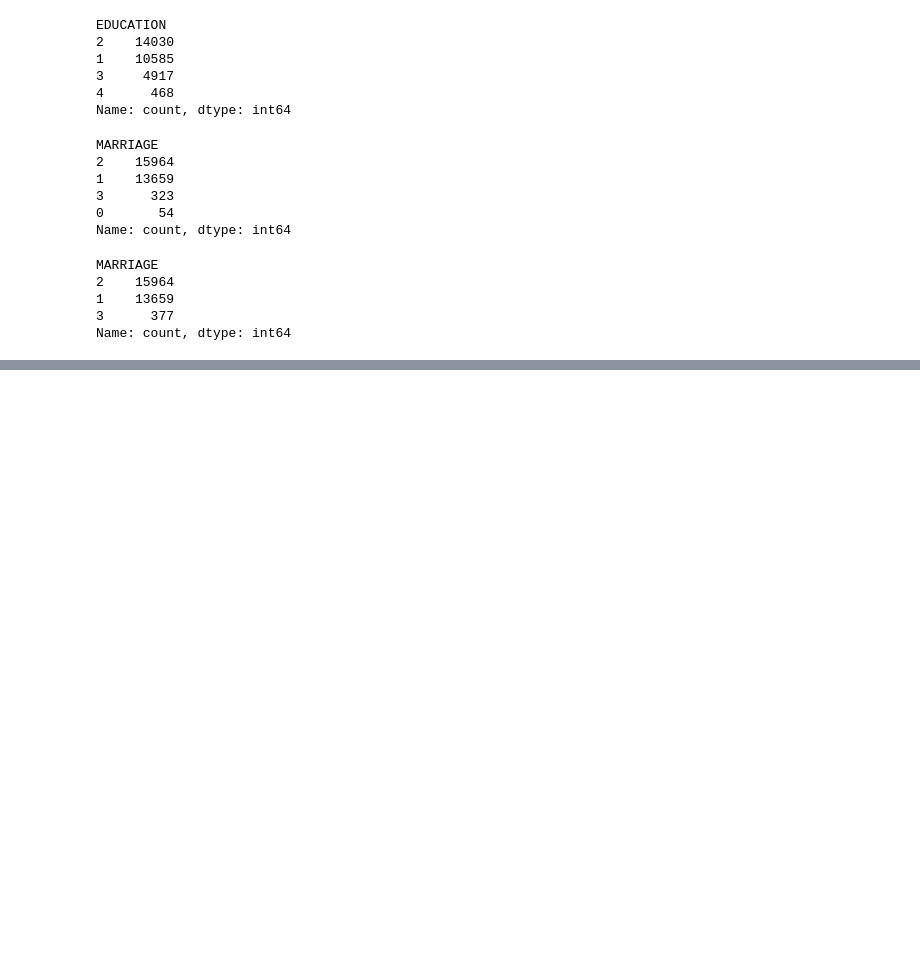
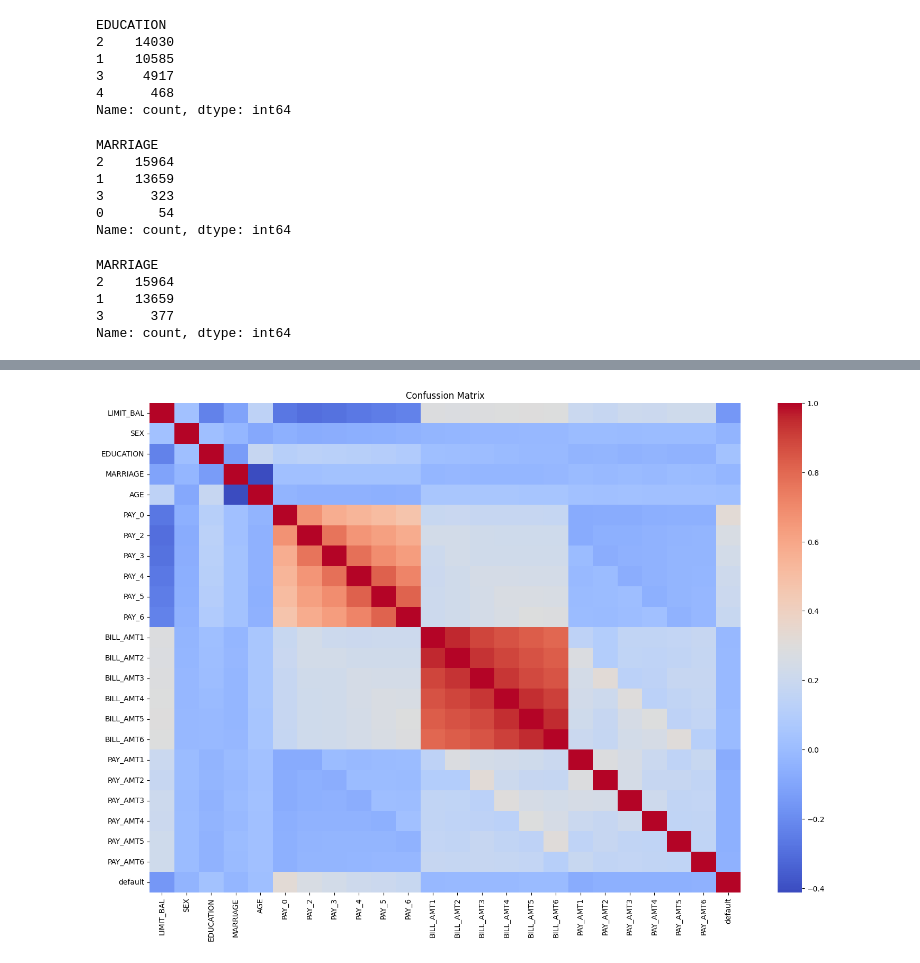
Before and after one commit to Dzbanski/credit_card_approval_project, a Jupyter notebook: credit_card_approval_project.ipynb, the cells around one changed output, grey strips where cells are left out. Drawn from its saved outputs; the diff is of its cells as text; code cells hidden in the pictures; blank space fills up the shorter version.

```diff
--- a/credit_card_approval_project.ipynb
+++ b/credit_card_approval_project.ipynb
@@ -124,0 +139,12 @@ Name: count, dtype: int64
+# %%
+plt.figure(figsize=(18, 12))
+
+sns.heatmap(
+    dataset.corr(),
+    cmap='coolwarm'
+)
+
+plt.title('Confussion Matrix')
+plt.show()
+# %% [output]
+[figure, added]
```
Also changed, not shown: parts of 3 cells of this notebook.
